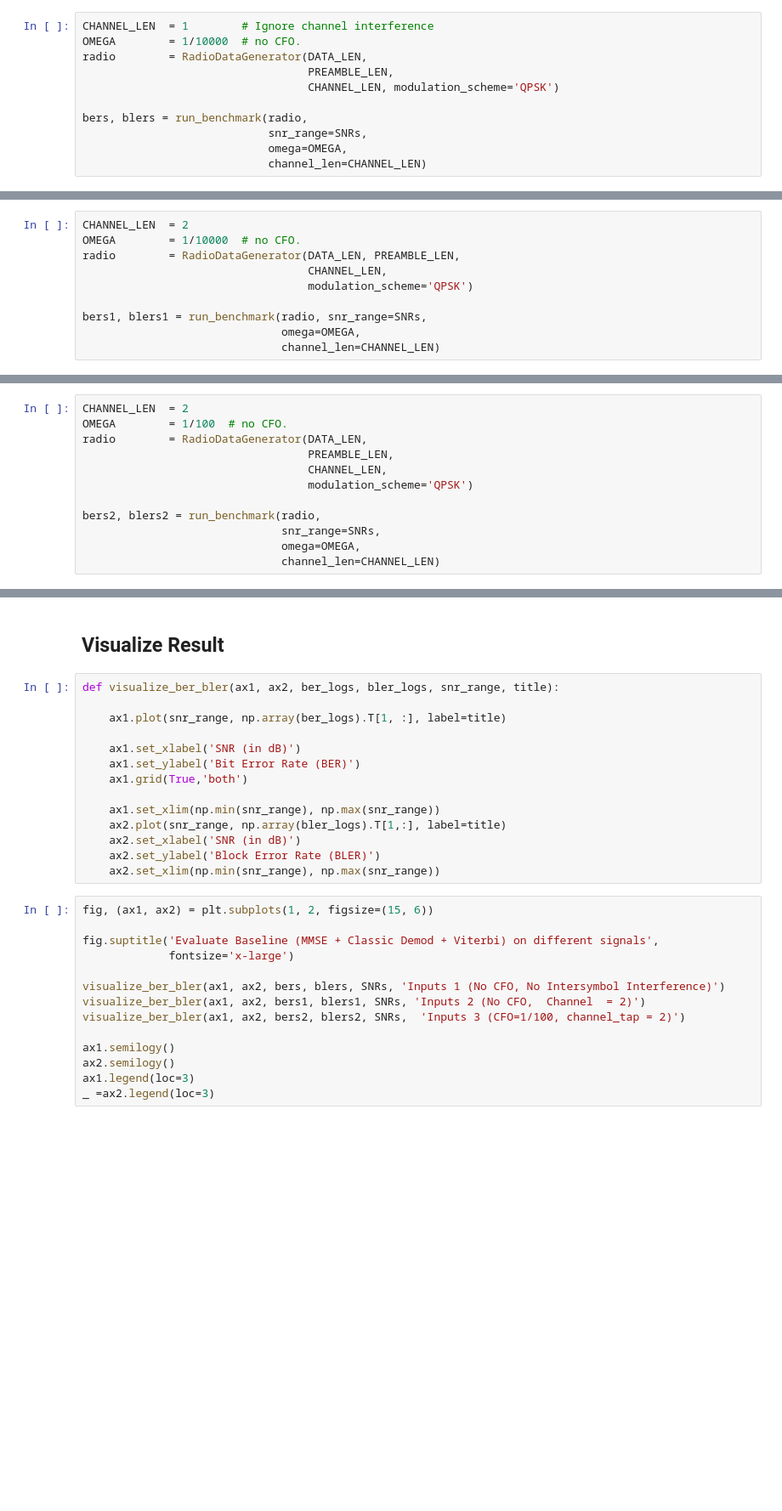
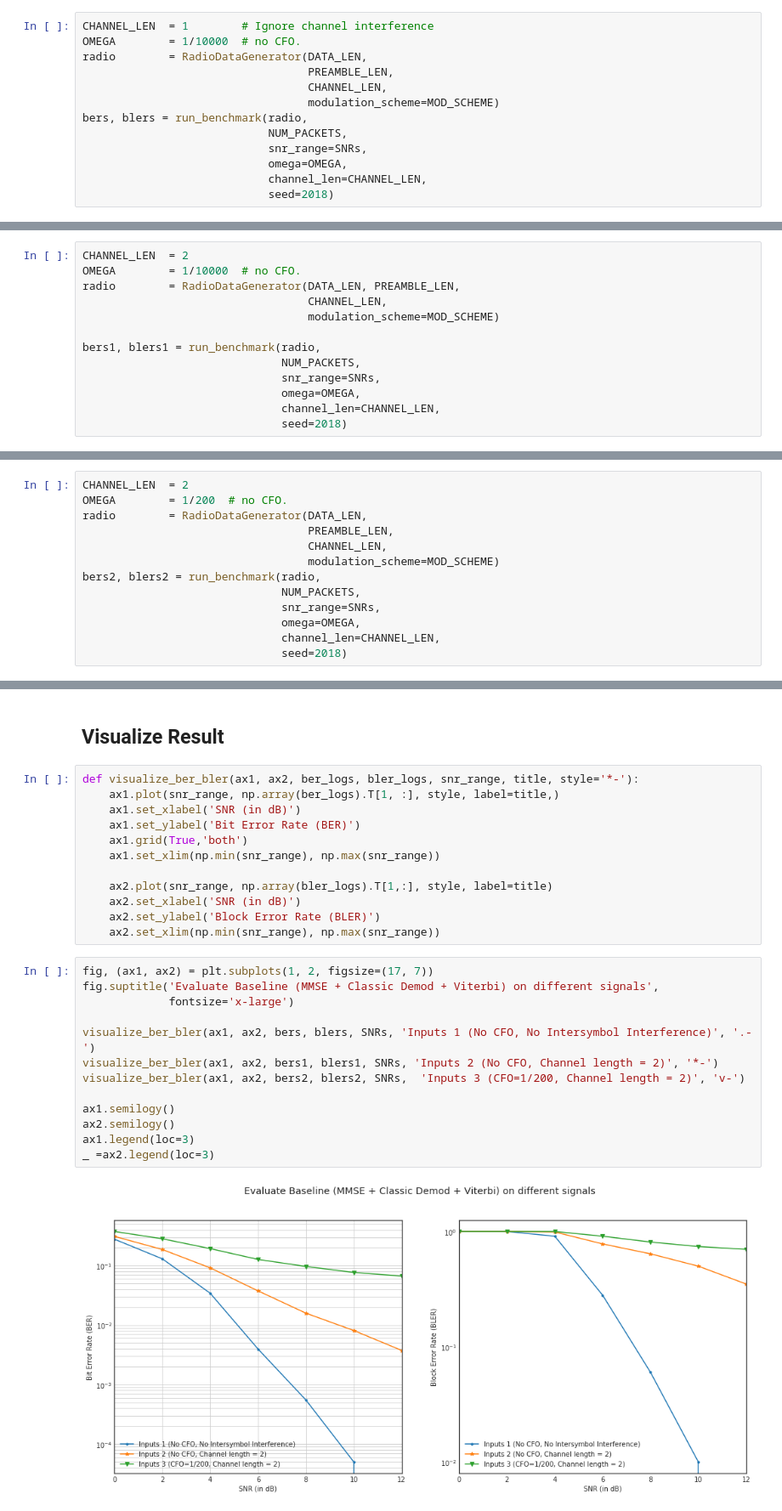
Before and after one commit to laurabrink13/ML-Receiver, a Jupyter notebook: notebooks/Test_baseline.ipynb, the cells around one changed output, grey strips where cells are left out. Shown at 85% size. Drawn from its saved outputs; the diff is of its cells as text; blank space fills up the shorter version.

```diff
--- a/notebooks/Test_baseline.ipynb
+++ b/notebooks/Test_baseline.ipynb
@@ -121,9 +78,11 @@ CHANNEL_LEN  = 1        # Ignore channel interference
 OMEGA        = 1/10000  # no CFO.
 radio        = RadioDataGenerator(DATA_LEN,
                                   PREAMBLE_LEN,
-                                  CHANNEL_LEN, modulation_scheme='QPSK')
-
+                                  CHANNEL_LEN,
+                                  modulation_scheme=MOD_SCHEME)
 bers, blers = run_benchmark(radio,
+                            NUM_PACKETS,
                             snr_range=SNRs,
                             omega=OMEGA,
-                            channel_len=CHANNEL_LEN)
+                            channel_len=CHANNEL_LEN,
+                            seed=2018)
@@ -134,8 +101,11 @@ CHANNEL_LEN  = 2
 OMEGA        = 1/10000  # no CFO.
 radio        = RadioDataGenerator(DATA_LEN, PREAMBLE_LEN,
                                   CHANNEL_LEN,
-                                  modulation_scheme='QPSK')
+                                  modulation_scheme=MOD_SCHEME)
 
-bers1, blers1 = run_benchmark(radio, snr_range=SNRs,
+bers1, blers1 = run_benchmark(radio,
+                              NUM_PACKETS,
+                              snr_range=SNRs,
                               omega=OMEGA,
-                              channel_len=CHANNEL_LEN)
+                              channel_len=CHANNEL_LEN,
+                              seed=2018)
@@ -144,12 +122,13 @@ bers1, blers1 = run_benchmark(radio, snr_range=SNRs,
 # %%
 CHANNEL_LEN  = 2
-OMEGA        = 1/100  # no CFO.
+OMEGA        = 1/200  # no CFO.
 radio        = RadioDataGenerator(DATA_LEN,
                                   PREAMBLE_LEN,
                                   CHANNEL_LEN,
-                                  modulation_scheme='QPSK')
-
+                                  modulation_scheme=MOD_SCHEME)
 bers2, blers2 = run_benchmark(radio,
+                              NUM_PACKETS,
                               snr_range=SNRs,
                               omega=OMEGA,
-                              channel_len=CHANNEL_LEN)
+                              channel_len=CHANNEL_LEN,
+                              seed=2018)
@@ -156,30 +143,29 @@ bers2, blers2 = run_benchmark(radio,
 # %% [markdown]
 ## Visualize Result
 # %%
-def visualize_ber_bler(ax1, ax2, ber_logs, bler_logs, snr_range, title):
-
-    ax1.plot(snr_range, np.array(ber_logs).T[1, :], label=title)
-
+def visualize_ber_bler(ax1, ax2, ber_logs, bler_logs, snr_range, title, style='*-'):
+    ax1.plot(snr_range, np.array(ber_logs).T[1, :], style, label=title,)
     ax1.set_xlabel('SNR (in dB)')
     ax1.set_ylabel('Bit Error Rate (BER)')
     ax1.grid(True,'both')
+    ax1.set_xlim(np.min(snr_range), np.max(snr_range))
 
-    ax1.set_xlim(np.min(snr_range), np.max(snr_range))
-    ax2.plot(snr_range, np.array(bler_logs).T[1,:], label=title)
+    ax2.plot(snr_range, np.array(bler_logs).T[1,:], style, label=title)
     ax2.set_xlabel('SNR (in dB)')
     ax2.set_ylabel('Block Error Rate (BLER)')
     ax2.set_xlim(np.min(snr_range), np.max(snr_range))
 # %%
-fig, (ax1, ax2) = plt.subplots(1, 2, figsize=(15, 6))
-
+fig, (ax1, ax2) = plt.subplots(1, 2, figsize=(17, 7))
 fig.suptitle('Evaluate Baseline (MMSE + Classic Demod + Viterbi) on different signals',
              fontsize='x-large')
 
-visualize_ber_bler(ax1, ax2, bers, blers, SNRs, 'Inputs 1 (No CFO, No Intersymbol Interference)')
-visualize_ber_bler(ax1, ax2, bers1, blers1, SNRs, 'Inputs 2 (No CFO,  Channel  = 2)')
-visualize_ber_bler(ax1, ax2, bers2, blers2, SNRs,  'Inputs 3 (CFO=1/100, channel_tap = 2)')
+visualize_ber_bler(ax1, ax2, bers, blers, SNRs, 'Inputs 1 (No CFO, No Intersymbol Interference)', '.-')
+visualize_ber_bler(ax1, ax2, bers1, blers1, SNRs, 'Inputs 2 (No CFO, Channel length = 2)', '*-')
+visualize_ber_bler(ax1, ax2, bers2, blers2, SNRs,  'Inputs 3 (CFO=1/200, Channel length = 2)', 'v-')
 
 ax1.semilogy()
 ax2.semilogy()
 ax1.legend(loc=3)
 _ =ax2.legend(loc=3)
+# %% [output]
+[figure, added]
```
Also changed, not shown: parts of 12 cells of this notebook.
